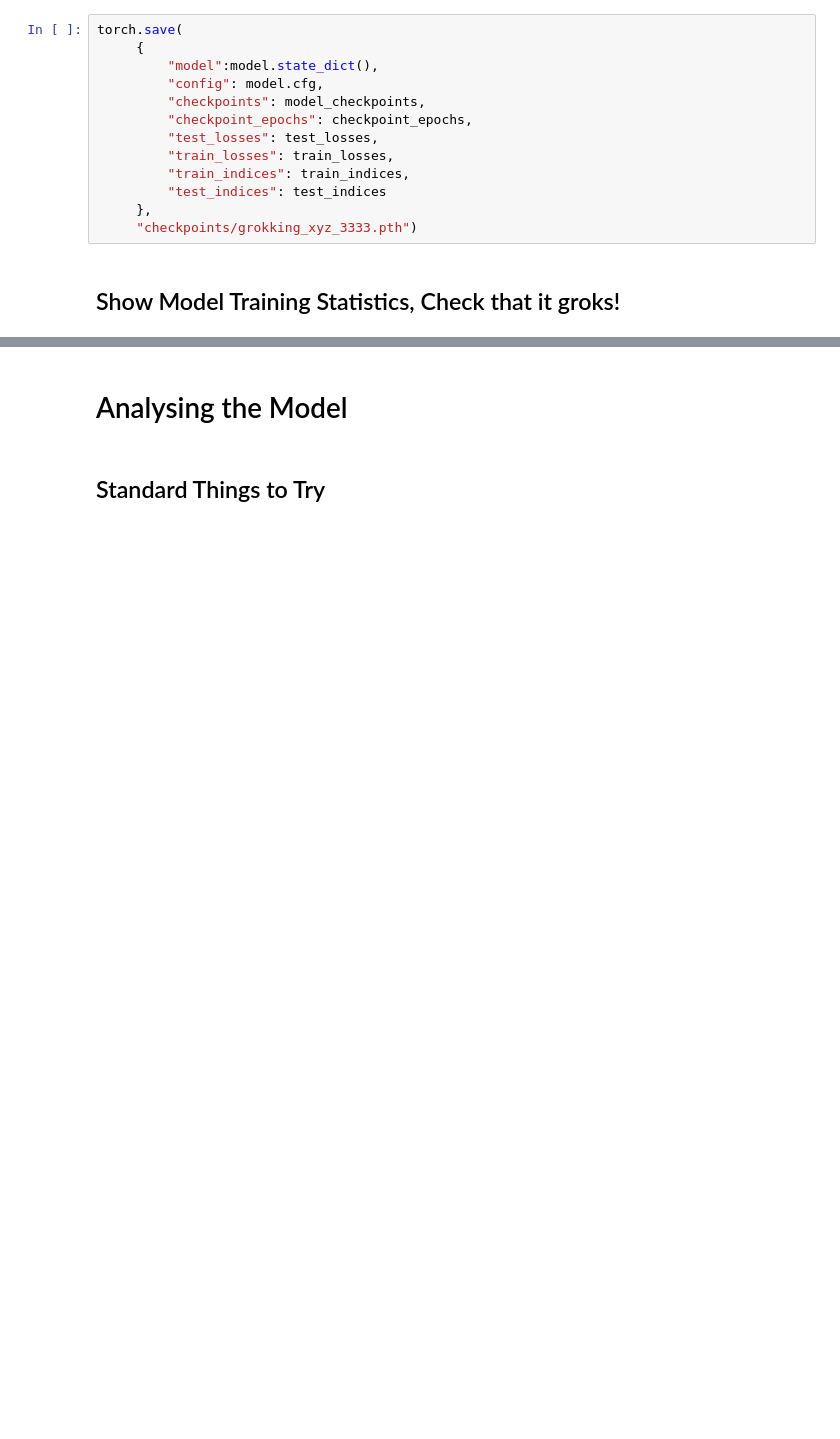
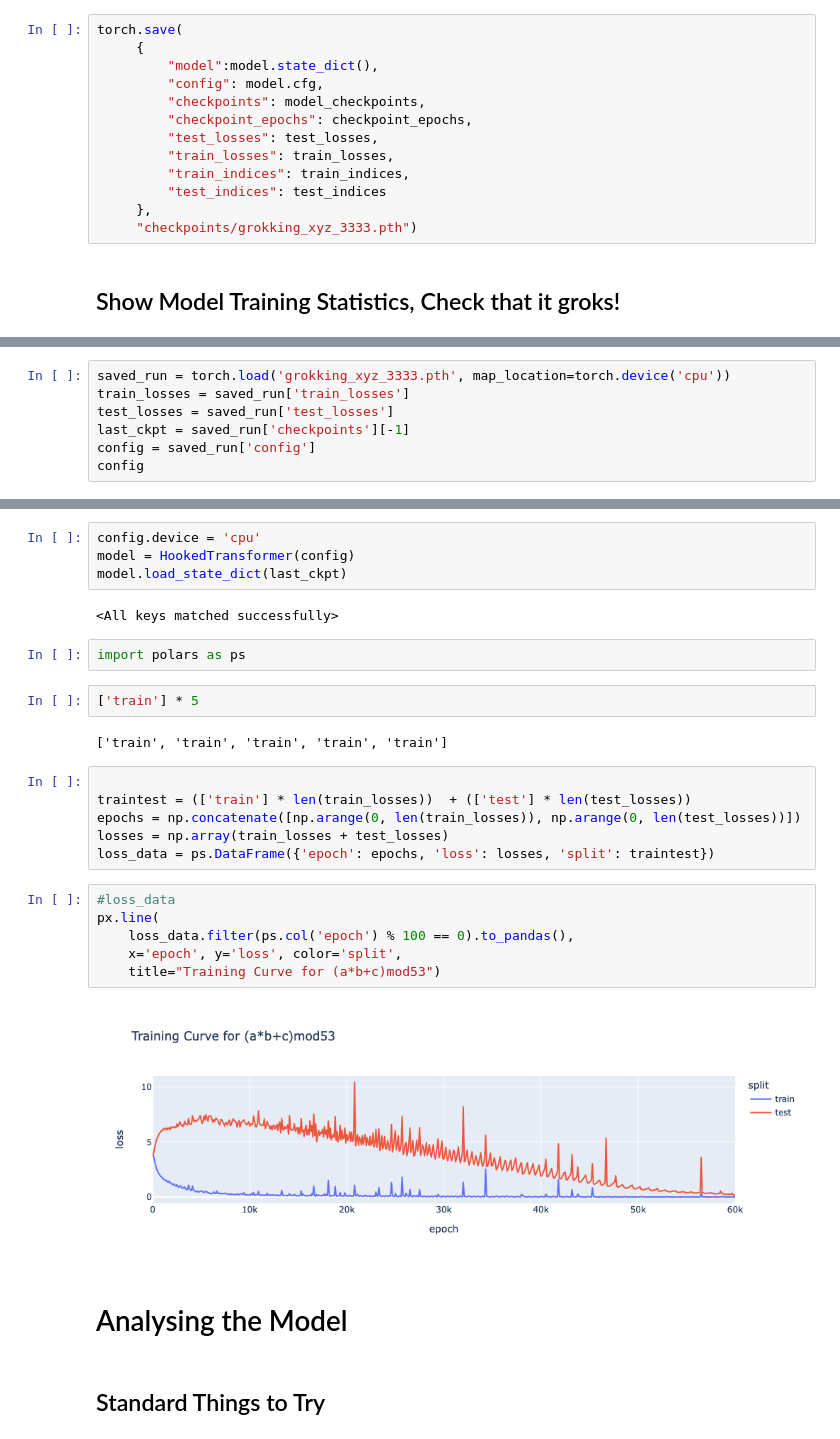
Before and after one commit to dashstander/grokking-galois, a Jupyter notebook: grok_xyz.ipynb, the cells around one changed output, grey strips where cells are left out. Drawn from its saved outputs; the diff is of its cells as text; blank space fills up the shorter version.

```diff
--- a/grok_xyz.ipynb
+++ b/grok_xyz.ipynb
@@ -351,0 +379,7 @@ line(
+# %%
+saved_run = torch.load('grokking_xyz_3333.pth', map_location=torch.device('cpu'))
+train_losses = saved_run['train_losses']
+test_losses = saved_run['test_losses']
+last_ckpt = saved_run['checkpoints'][-1]
+config = saved_run['config']
+config
@@ -352,3 +404,29 @@ line(
+# %%
+config.device = 'cpu'
+model = HookedTransformer(config)
+model.load_state_dict(last_ckpt)
+# %% [output]
+<All keys matched successfully>
+# %%
+import polars as ps
+# %%
+['train'] * 5
+# %% [output]
+['train', 'train', 'train', 'train', 'train']
+# %%
+
+traintest = (['train'] * len(train_losses))  + (['test'] * len(test_losses))
+epochs = np.concatenate([np.arange(0, len(train_losses)), np.arange(0, len(test_losses))])
+losses = np.array(train_losses + test_losses)
+loss_data = ps.DataFrame({'epoch': epochs, 'loss': losses, 'split': traintest})
+# %%
+#loss_data
+px.line(
+    loss_data.filter(ps.col('epoch') % 100 == 0).to_pandas(),
+    x='epoch', y='loss', color='split',
+    title="Training Curve for (a*b+c)mod53")
+# %% [output]
+[figure, added]
 # %% [markdown]
 # Analysing the Model
 # %% [markdown]
```
Also changed, not shown: parts of 45 cells of this notebook, 1 other file.
